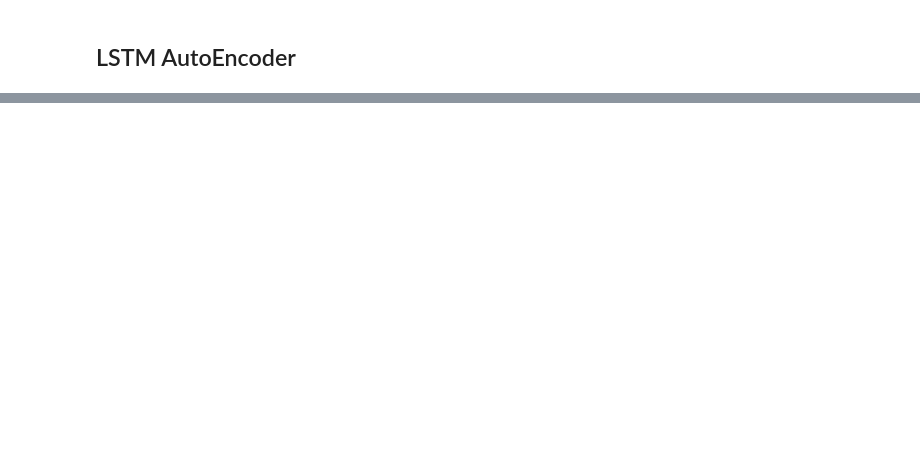
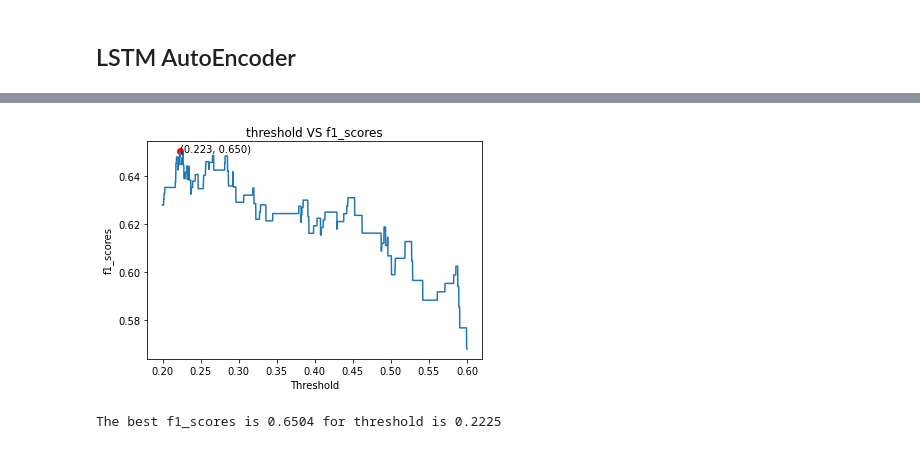
Before and after one commit to Troy-Cao/LWB-Risk-Cient-Detection, a Jupyter notebook: LSTM_Anomaly_Detection.ipynb, the cells around one changed output, grey strips where cells are left out. Cells and saved outputs as stored; diff of their text form; code cells hidden in the pictures; blank space fills up the shorter version.

Commit message:
The F1_score is 0.65

```diff
--- a/LSTM_Anomaly_Detection.ipynb
+++ b/LSTM_Anomaly_Detection.ipynb
@@ -192,0 +354,41 @@ InvalidArgumentError: ignored
+# %%
+# from the above plot we can choose the threshold to be 0.2 or greater
+'''Generate the list for thresholds'''
+threshold = []
+num = 4000
+start=0.2
+for i in range(num):
+  val= start+0.0001*i
+  threshold.append(val)
+# %%
+# generate the list of f1_scores
+from sklearn.metrics import f1_score
+f1_scores=[]
+for thres in threshold:
+  Predited_label = []
+  for elem in test_xth:
+    if elem < thres:
+      Predited_label.append(0)
+    else:
+      Predited_label.append(1)
+  f1s=f1_score(test_yth, Predited_label, zero_division=0)
+  f1_scores.append(f1s)
+# %%
+# get the corrodinate of the largest f1_score
+y=max(f1_scores)
+max_index = f1_scores.index(max(f1_scores))
+x=threshold[max_index]
+# %%
+plt.plot(threshold,f1_scores)
+plt.title('threshold VS f1_scores')
+plt.scatter(x, y, c='red')
+plt.xlabel('Threshold')
+plt.ylabel('f1_scores')
+plt.text(x, y, '({:5.3f}, {:5.3f})'.format(x, y))
+plt.show()
+# %% [output]
+[figure, added]
+# %%
+print(f'The best f1_scores is{y: 5.4f} for threshold is{x: 5.4f}')
+# %% [output]
+The best f1_scores is 0.6504 for threshold is 0.2225
```
Also changed, not shown: parts of 30 cells of this notebook.
